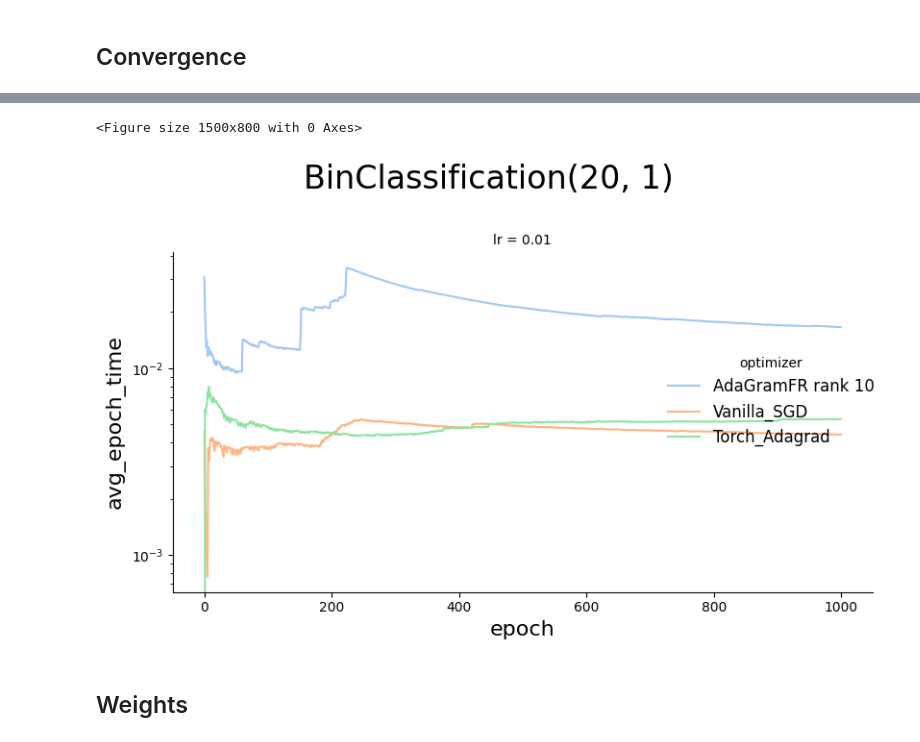
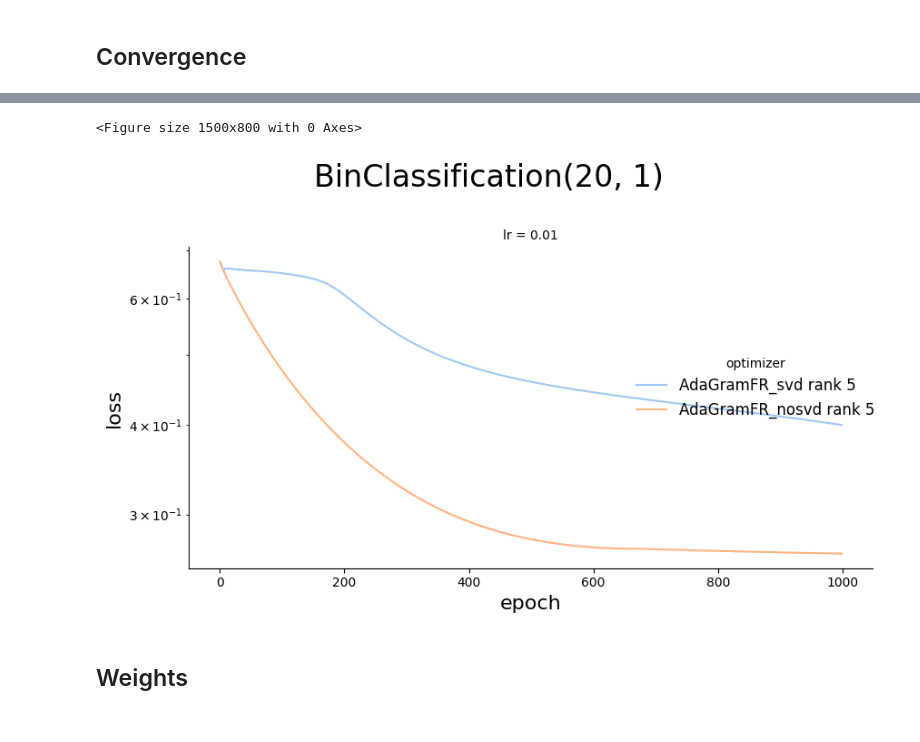
Before and after one commit to tnmtvv/AdaGram, a Jupyter notebook: notebooks/gram_tests.ipynb, the cells around one changed output, grey strips where cells are left out. Saved outputs shown, nothing was run; the diff lists cells and outputs as text; code cells hidden in the pictures.

Commit message:
draft version + tests

```diff
--- a/notebooks/gram_tests.ipynb
+++ b/notebooks/gram_tests.ipynb
@@ -338,33 +275,38 @@ np.random.seed(42)
 
 learning_rates = [0.01]
 num_epochs = 1000
-ranks = [10]
-in_dims = [20]
+ranks = [5]
+in_dims = [2]
 out_dims = [1]
 
-X, y = create_sparse_toy_data(n_samples=2000, in_dim=in_dims[0], out_dim=out_dims[0])
+# X, y = create_sparse_toy_data(n_samples=2000, in_dim=in_dims[0], out_dim=out_dims[0])
+X, y, true_weights, true_bias = generate_correlated_data(n_samples=2000, in_channels=in_dims[0], out_channels=out_dims[0])
+
 print("cond", torch.linalg.cond(X))
-
 X_train, X_test, y_train, y_test = train_test_split(X, y, test_size=0.2, random_state=42)
 optimizers = {
     # 'Shampoo': lambda params, lr: Shampoo(params, lr=lr),
     # 'FullMatrixAdaGrad': lambda params, lr: FullMatrixAdaGrad(params, lr=lr),
-    'AdaGramFR': lambda params, lr, max_rank: AdaGramFR(params, lr=lr, max_rank=max_rank),
-    'Vanilla_SGD': lambda params, lr: torch.optim.SGD(params, lr=lr),
-    'Torch_Adagrad': lambda params, lr: torch.optim.Adagrad(params, lr=lr),
+    'AdaGramFR_nosvd': lambda params, lr, max_rank: AdaGramFR(False, params, lr=lr, max_rank=max_rank),
+    'AdaGramFR_svd': lambda params, lr, max_rank: AdaGramFR(True, params, lr=lr, max_rank=max_rank),
+    # 'Vanilla_SGD': lambda params, lr: torch.optim.SGD(params, lr=lr),
+    # 'Torch_Adagrad': lambda params, lr: torch.optim.Adagrad(params, lr=lr),
 }
 models = {}
 all_train_losses = {}
 all_test_losses = {}
 results = []
 
+final_parameters = {}
+
 for opt_name, opt_fn in optimizers.items():
     for lr in learning_rates:
-        criterion = nn.CrossEntropyLoss()
+        # criterion = nn.CrossEntropyLoss()
+        criterion = nn.MSELoss()
         print(opt_name)
-        if opt_name == "AdaGramFR":
+        if opt_name in ["AdaGramFR_nosvd", "AdaGramFR_svd"]:
             for rank in ranks:
-                model = SimpleClassifier(input_dim=in_dims[0], output_dim=2, seed=100)
+                model = LinearRegressionModel(dim_in=in_dims[0], dim_out=out_dims[0], seed=100)
                 optimizer = opt_fn(model.parameters(), lr, max_rank=rank)
                 epoch_results, test_loss = train_model(
                     model=model,
@@ -380,8 +322,14 @@ for opt_name, opt_fn in optimizers.items():
                     lr=lr,
                     r=rank
                 )
+                print("weight", model.state_dict()['linear.weight'].detach(),)
+                final_parameters[f"{opt_name}_rank_{rank}_lr_{lr}"] = {
+                    'weights': model.state_dict()['linear.weight'].clone().detach(),
+                    'bias': model.state_dict()['linear.bias'].clone().detach(),
+                    'final_loss': test_loss
+                }
         else:
-            model = SimpleClassifier(input_dim=in_dims[0], output_dim=2, seed=100)
+            model = LinearRegressionModel(dim_in=in_dims[0], dim_out=2, seed=100)
             optimizer = opt_fn(model.parameters(), lr)
             epoch_results, test_loss = train_model(
                     model=model,
@@ -398,6 +346,6 @@ for opt_name, opt_fn in optimizers.items():
                 )
 df = pd.DataFrame(results)
 df['loss'] = df['loss'].astype(float)
-df.to_csv(f'all_algos_{in_dims[0]}_by_{out_dims[0]}.csv')
+df.to_csv(f'svd_nosvd_{in_dims[0]}_by_{out_dims[0]}.csv')
 # print(f"end {dim}")
 # %% [output]
@@ -505,3 +477,8 @@ df.head()
+# %%
+df_1 = pd.read_csv('svd20_by_1.csv')
+df_2 = pd.read_csv('nosvd20_by_1.csv')
+
+df = pd.concat([df_1, df_2])
 # %%
 plt.figure(figsize=(15, 8))
 grid = sns.FacetGrid(
@@ -511,35 +488,35 @@ grid = sns.FacetGrid(
     aspect=1.2,
     sharey=True
 )
 
 grid.map_dataframe(
     sns.lineplot,
     x='epoch',
-    y='avg_epoch_time',
+    y='loss',
     hue='optimizer',
     palette='pastel',
     linewidth=1.5
 )
 
 # Set bigger font size for legend title and legend text
 grid.add_legend(title='optimizer', title_fontsize='15', fontsize='12')
 
 grid.fig.suptitle(f'BinClassification({in_dims[0]}, {out_dims[0]})',
                   fontsize=24, y=1.02)
 
 # Set bigger font size for axis labels
 for ax in grid.axes.flat:
     ax.set_yscale('log')
     ax.set_xlabel(ax.get_xlabel(), fontsize=16)
     ax.set_ylabel(ax.get_ylabel(), fontsize=16)
 
 grid.set_titles(col_template="lr = {col_name}", fontsize=20)
 
 plt.tight_layout()
 plt.show()
 # %% [output]
 <Figure size 1500x800 with 0 Axes>
-[figure, old version]
+[figure, new version]
 # %% [markdown]
 ## Weights
 # %%
```
Also changed, not shown: parts of 9 cells of this notebook, 2 other files.
